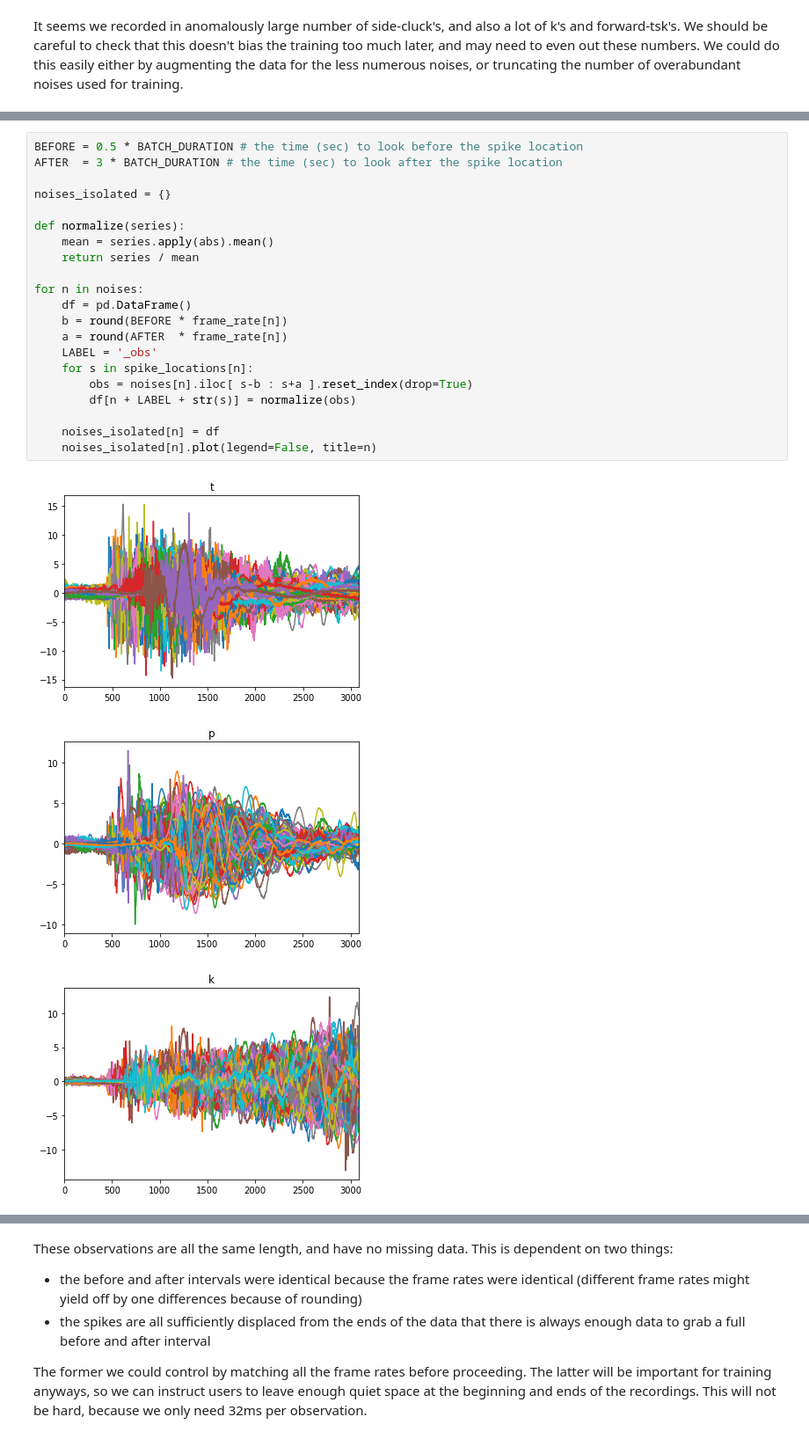
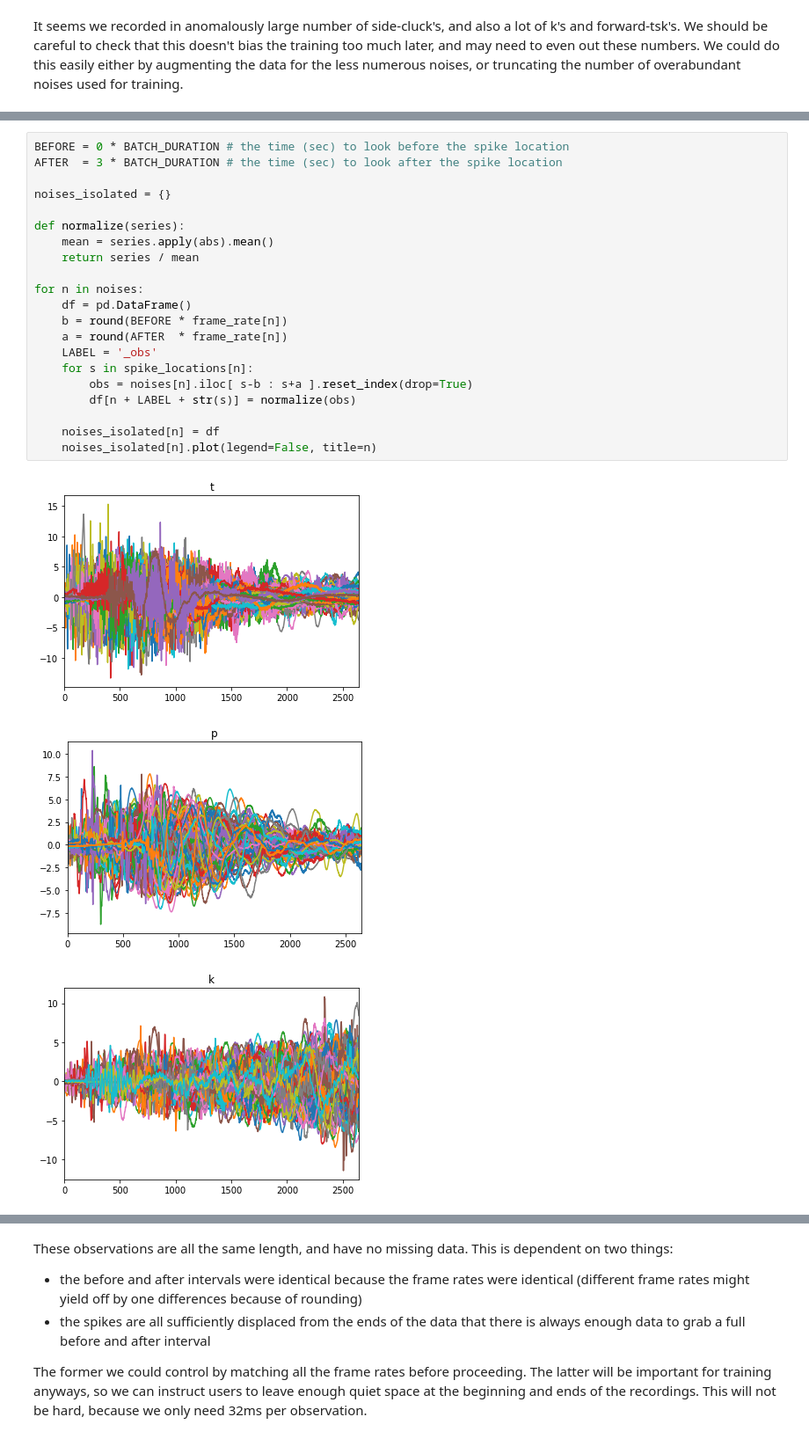
Before and after one commit to tremol/beatbot-noise-control, a Jupyter notebook: Exploration 2 - many noises - cleaning and training.ipynb, the cells around one changed output, grey strips where cells are left out. Shown at 88% size. Drawn from its saved outputs; the diff is of its cells as text.

Commit message:
removed the 0.01s silence we'd included before each noise when processing, and found slight improvement in model performance. This will also simplify real-time processing

```diff
--- a/Exploration 2 - many noises - cleaning and training.ipynb
+++ b/Exploration 2 - many noises - cleaning and training.ipynb
@@ -118,25 +114,25 @@ We note that to capture the bulk of most of these noises, we really need to go o
 # %%
-BEFORE = 0.5 * BATCH_DURATION # the time (sec) to look before the spike location
+BEFORE = 0 * BATCH_DURATION # the time (sec) to look before the spike location
 AFTER  = 3 * BATCH_DURATION # the time (sec) to look after the spike location
 
 noises_isolated = {}
 
 def normalize(series):
     mean = series.apply(abs).mean()
     return series / mean
 
 for n in noises:
     df = pd.DataFrame()
     b = round(BEFORE * frame_rate[n])
     a = round(AFTER  * frame_rate[n])
     LABEL = '_obs'
     for s in spike_locations[n]:
         obs = noises[n].iloc[ s-b : s+a ].reset_index(drop=True)
         df[n + LABEL + str(s)] = normalize(obs)
 
     noises_isolated[n] = df
     noises_isolated[n].plot(legend=False, title=n)
 # %% [output]
-[figure, old version]
+[figure, new version]
-[figure, old version]
+[figure, new version]
-[figure, old version]
+[figure, new version]
```
Also changed, not shown: parts of 13 cells of this notebook, 3 other files.
